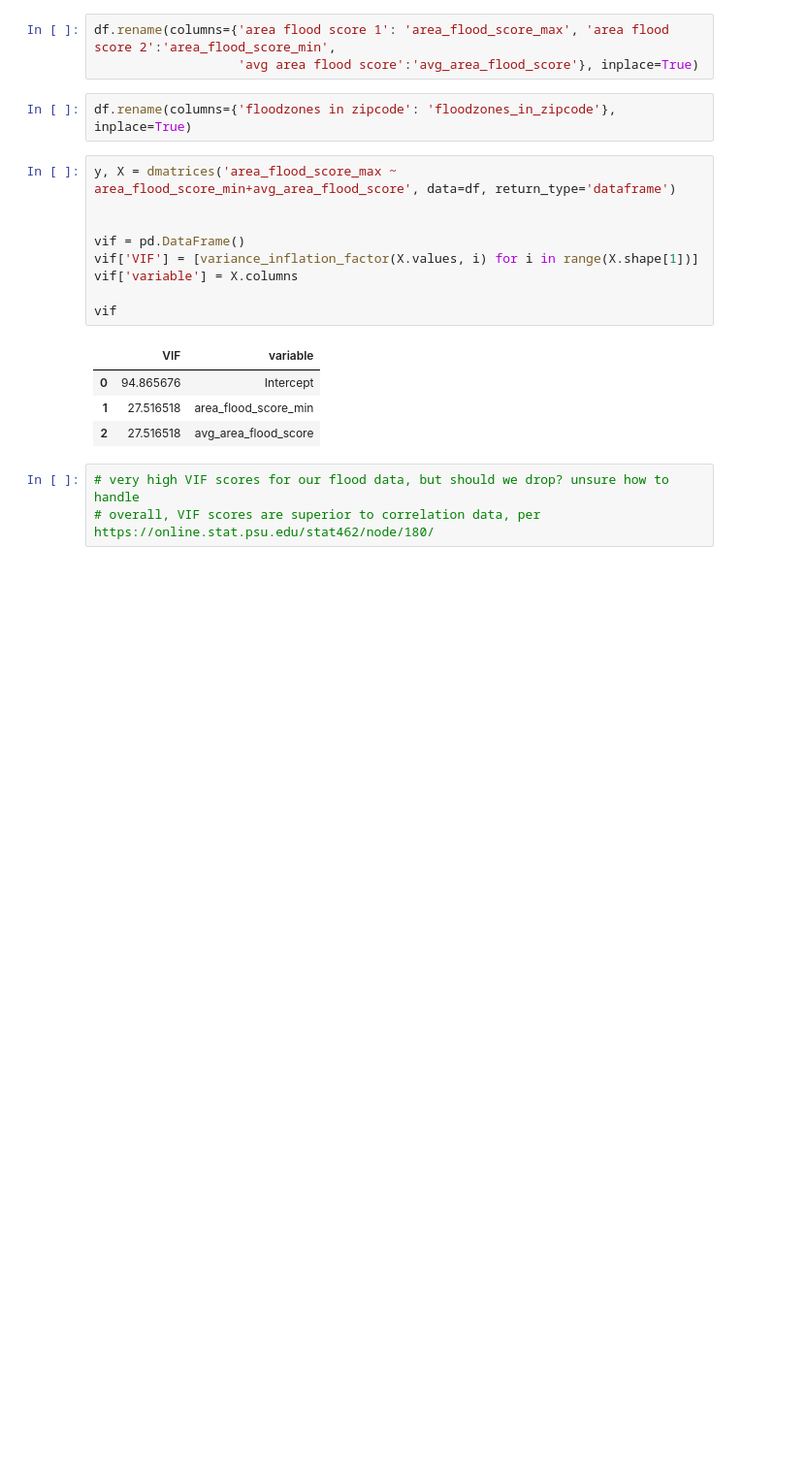
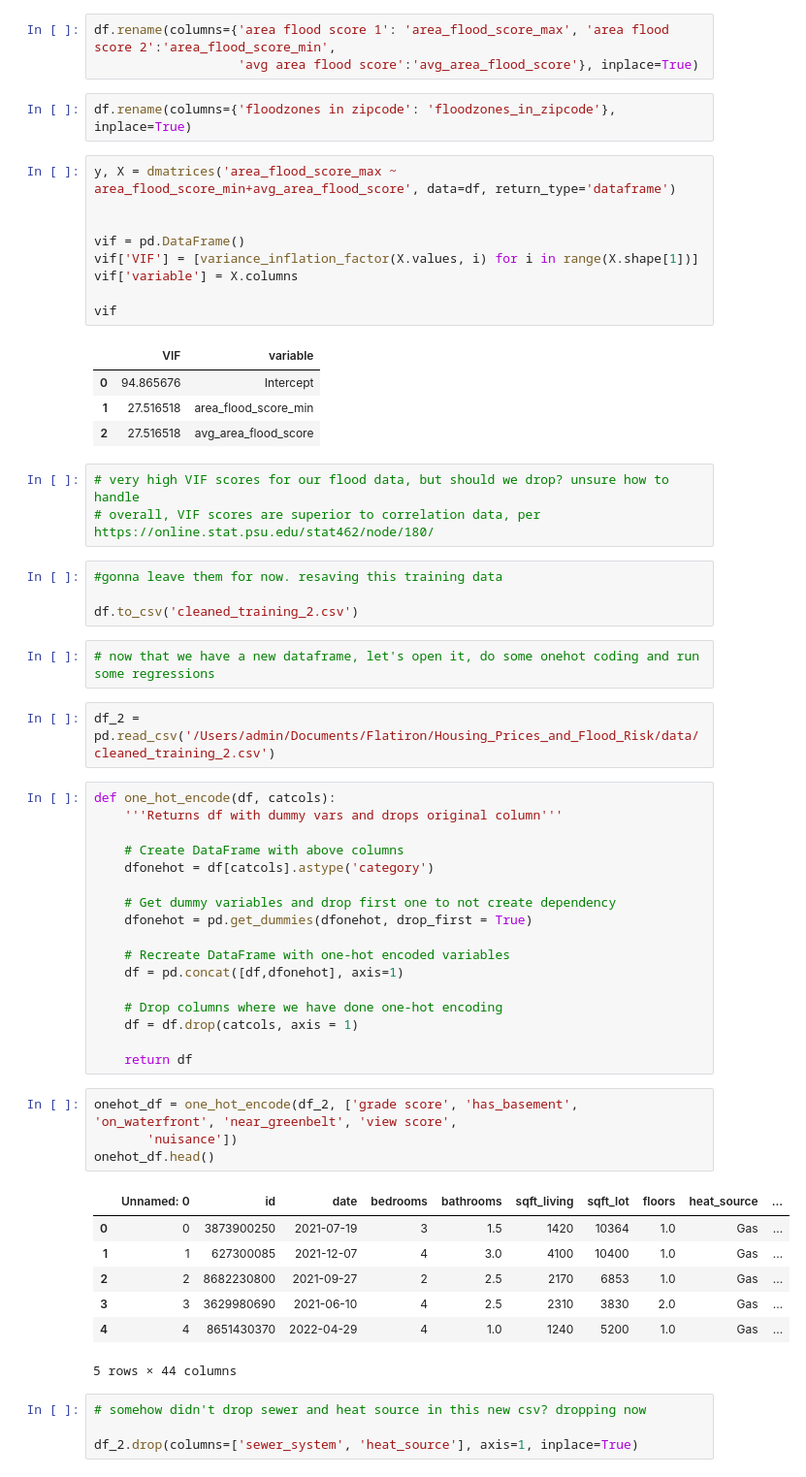
Before and after one commit to Lou-Hines/Housing_Prices_and_Flood_Risk, a Jupyter notebook: EDA-Hines-5 (Regressions).ipynb, the cells around one changed output. Shown at 97% size. Drawn from its saved outputs; the diff is of its cells as text; blank space fills up the shorter version.

```diff
--- a/EDA-Hines-5 (Regressions).ipynb
+++ b/EDA-Hines-5 (Regressions).ipynb
@@ -145,3 +145,44 @@ vif
 # %%
 # very high VIF scores for our flood data, but should we drop? unsure how to handle
 # overall, VIF scores are superior to correlation data, per https://online.stat.psu.edu/stat462/node/180/
+# %%
+#gonna leave them for now. resaving this training data
+
+df.to_csv('cleaned_training_2.csv')
+# %%
+# now that we have a new dataframe, let's open it, do some onehot coding and run some regressions
+# %%
+df_2 = pd.read_csv('/Users/admin/Documents/Flatiron/Housing_Prices_and_Flood_Risk/data/cleaned_training_2.csv')
+# %%
+def one_hot_encode(df, catcols):
+    '''Returns df with dummy vars and drops original column'''
+
+    # Create DataFrame with above columns
+    dfonehot = df[catcols].astype('category')
+
+    # Get dummy variables and drop first one to not create dependency
+    dfonehot = pd.get_dummies(dfonehot, drop_first = True)
+
+    # Recreate DataFrame with one-hot encoded variables
+    df = pd.concat([df,dfonehot], axis=1)
+
+    # Drop columns where we have done one-hot encoding
+    df = df.drop(catcols, axis = 1)
+
+    return df
+# %%
+onehot_df = one_hot_encode(df_2, ['grade score', 'has_basement', 'on_waterfront', 'near_greenbelt', 'view score',
+       'nuisance'])
+onehot_df.head()
+# %% [output]
+|  | Unnamed: 0 | id | date | bedrooms | bathrooms | sqft_living | sqft_lot | floors | heat_source | ... |
+| 0 | 0 | 3873900250 | 2021-07-19 | 3 | 1.5 | 1420 | 10364 | 1.0 | Gas | ... |
+| 1 | 1 | 627300085 | 2021-12-07 | 4 | 3.0 | 4100 | 10400 | 1.0 | Gas | ... |
+| 2 | 2 | 8682230800 | 2021-09-27 | 2 | 2.5 | 2170 | 6853 | 1.0 | Gas | ... |
+| 3 | 3 | 3629980690 | 2021-06-10 | 4 | 2.5 | 2310 | 3830 | 2.0 | Gas | ... |
+| 4 | 4 | 8651430370 | 2022-04-29 | 4 | 1.0 | 1240 | 5200 | 1.0 | Gas | ... |
+5 rows × 44 columns
+# %%
+# somehow didn't drop sewer and heat source in this new csv? dropping now
+
+df_2.drop(columns=['sewer_system', 'heat_source'], axis=1, inplace=True)
```
Also changed, not shown: parts of 22 cells of this notebook.
